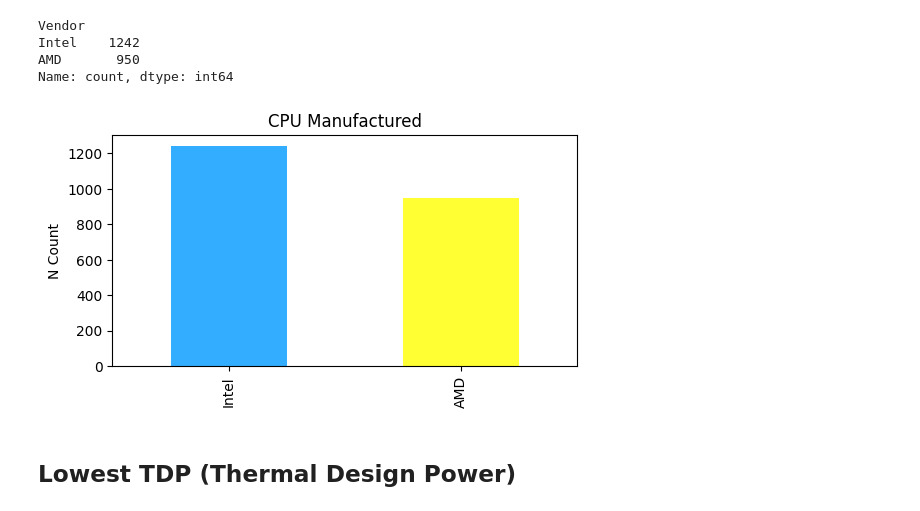
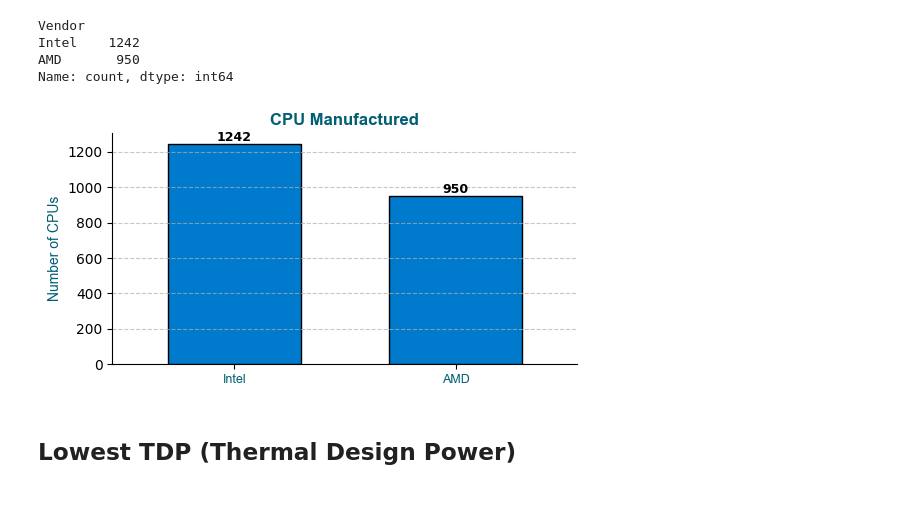
Before and after one commit to Kudo-Shinn/MATHEDA, a Jupyter notebook: Week 7/Exercise/WK7-Data-Visualization-Solution.ipynb, the cells around one changed output. Drawn from its saved outputs; the diff is of its cells as text; code cells hidden in the pictures.

```diff
--- a/Week 7/Exercise/WK7-Data-Visualization-Solution.ipynb
+++ b/Week 7/Exercise/WK7-Data-Visualization-Solution.ipynb
@@ -104,16 +110,26 @@ Vendor
 Intel    1242
 AMD       950
 Name: count, dtype: int64
-# %%
-chart = cpu_count.plot(kind='bar',
-                        color = ['#33adff', '#ffff33']
-                        ,figsize=(6,3))
-plt.title('CPU Manufactured')
-plt.ylabel('N Count')
-plt.xlabel('')
-plt.show()
-# %% [output]
-[figure, removed]
+# %%
+color = '#007ACC'
+
+fig, ax = plt.subplots(figsize=(6, 3))
+chart = cpu_count.plot(kind='bar', color=color, edgecolor='black', width=0.6)
+
+chart.bar_label(chart.containers[0], label_type='edge', fontsize=9, color='black', weight='bold')
+
+plt.title('CPU Manufactured', fontfamily='Arial', fontsize=12, fontweight='bold', color='#005f73')
+plt.xlabel('')
+plt.xticks(rotation=0, fontsize=9, fontfamily='Arial', color='#005f73')
+plt.ylabel('Number of CPUs', fontsize=10, fontfamily='Arial', color='#005f73')
+plt.grid(axis='y', linestyle='--', alpha=0.7)
+
+ax.spines['top'].set_visible(False)
+ax.spines['right'].set_visible(False)
+
+plt.show()
+# %% [output]
+[figure, added]
 # %% [markdown]
 ## Lowest TDP (Thermal Design Power)
 # %%
```
Also changed, not shown: parts of 8 cells of this notebook.
